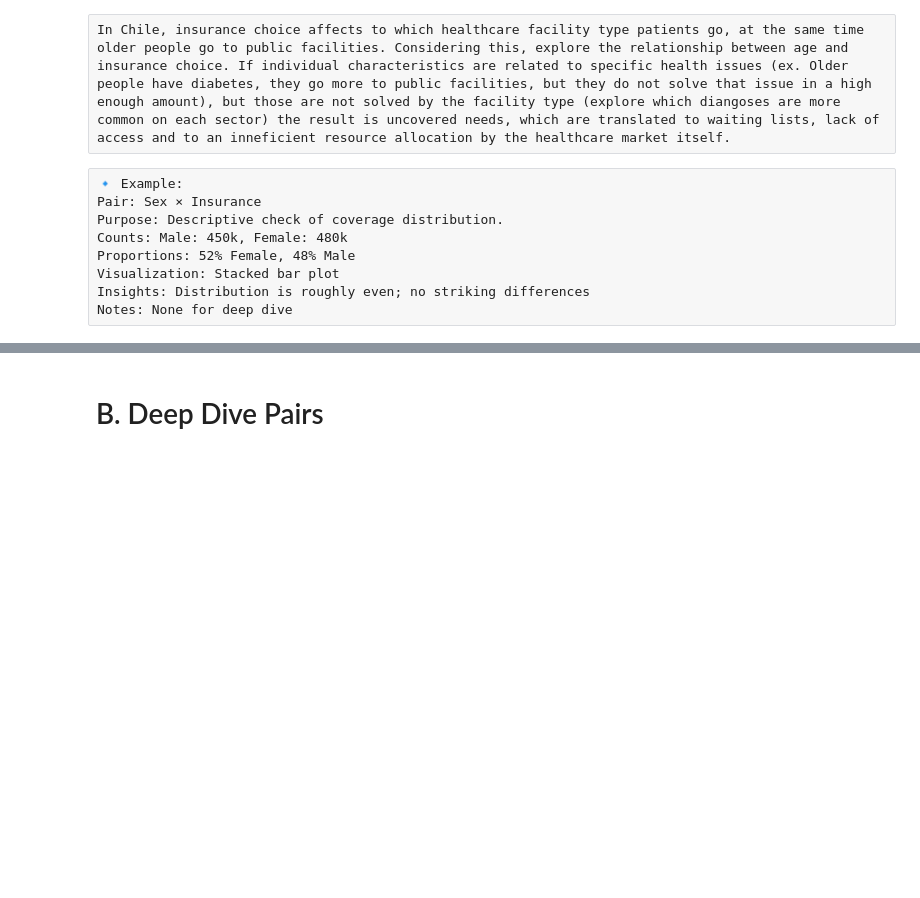
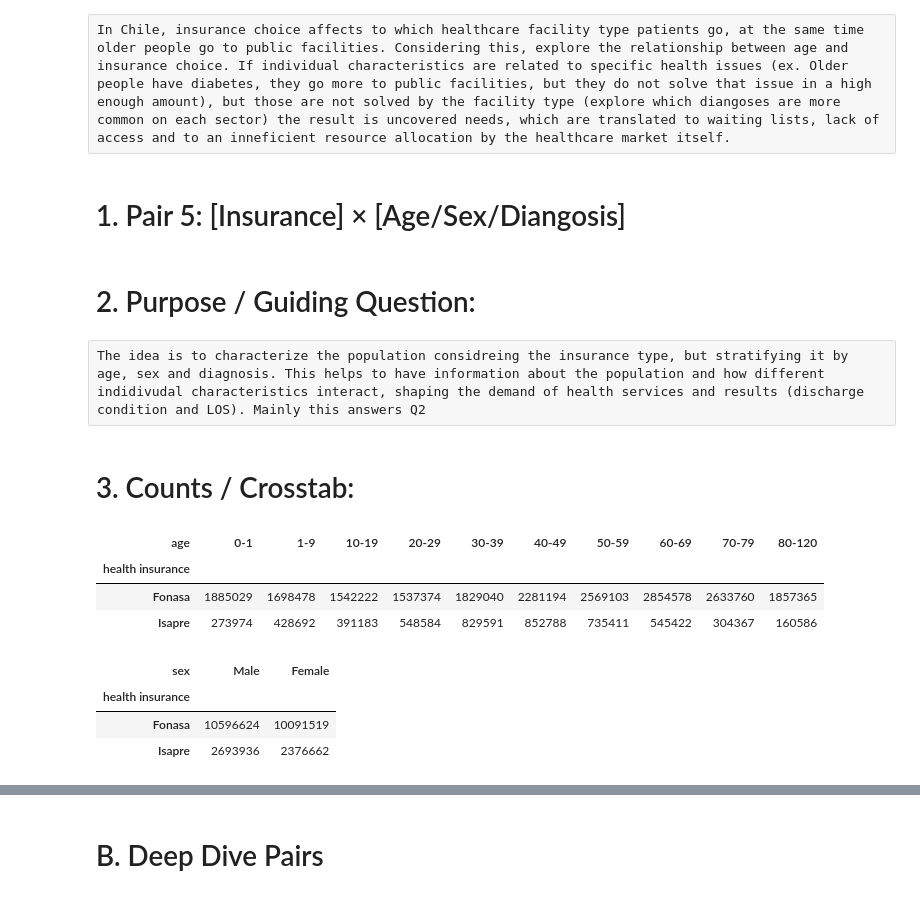
Before and after one commit to mirkopodunavak1996/EDAHospDischarges_Chile2001-2024, a Jupyter notebook: notebooks/General_Analysis_2001-2024_Bivariate(2).ipynb, the cells around one changed output, grey strips where cells are left out. Drawn from its saved outputs; the diff is of its cells as text; code cells hidden in the pictures; blank space fills up the shorter version.

Commit message:
Added a new pair of superficial bivariate analysis. I still need to permor stadistical tests in some deep dive pairs before starting multivariate analysis

```diff
--- a/notebooks/General_Analysis_2001-2024_Bivariate(2).ipynb
+++ b/notebooks/General_Analysis_2001-2024_Bivariate(2).ipynb
@@ -599,12 +599,27 @@ Healthcare facility type and insurance:
 # 7. Notes / Considerations:
 # %% [raw]
 In Chile, insurance choice affects to which healthcare facility type patients go, at the same time older people go to public facilities. Considering this, explore the relationship between age and insurance choice. If individual characteristics are related to specific health issues (ex. Older people have diabetes, they go more to public facilities, but they do not solve that issue in a high enough amount), but those are not solved by the facility type (explore which diangoses are more common on each sector) the result is uncovered needs, which are translated to waiting lists, lack of access and to an inneficient resource allocation by the healthcare market itself.
-# %% [raw]
-🔹 Example:
-Pair: Sex × Insurance
-Purpose: Descriptive check of coverage distribution.
-Counts: Male: 450k, Female: 480k
-Proportions: 52% Female, 48% Male
-Visualization: Stacked bar plot
-Insights: Distribution is roughly even; no striking differences
-Notes: None for deep dive
+# %% [markdown]
+# 1. Pair 5: [Insurance] × [Age/Sex/Diangosis]
+# %% [markdown]
+# 2. Purpose / Guiding Question:
+# %% [raw]
+The idea is to characterize the population considreing the insurance type, but stratifying it by age, sex and diagnosis. This helps to have information about the population and how different indidivudal characteristics interact, shaping the demand of health services and results (discharge condition and LOS). Mainly this answers Q2
+# %% [markdown]
+# 3. Counts / Crosstab:
+# %%
+# Counts of discharges by insurance per age
+pd.crosstab(df['health insurance'], df['age'])
+# %% [output]
+| age | 0-1 | 1-9 | 10-19 | 20-29 | 30-39 | 40-49 | 50-59 | 60-69 | 70-79 | 80-120 |
+| health insurance |  |  |  |  |  |  |  |  |  |  |
+| Fonasa | 1885029 | 1698478 | 1542222 | 1537374 | 1829040 | 2281194 | 2569103 | 2854578 | 2633760 | 1857365 |
+| Isapre | 273974 | 428692 | 391183 | 548584 | 829591 | 852788 | 735411 | 545422 | 304367 | 160586 |
+# %%
+# Counts of discharges by insurance per sex
+pd.crosstab(df['health insurance'], df['sex'])
+# %% [output]
+| sex | Male | Female |
+| health insurance |  |  |
+| Fonasa | 10596624 | 10091519 |
+| Isapre | 2693936 | 2376662 |
```
Also changed, not shown: parts of 52 cells of this notebook.
